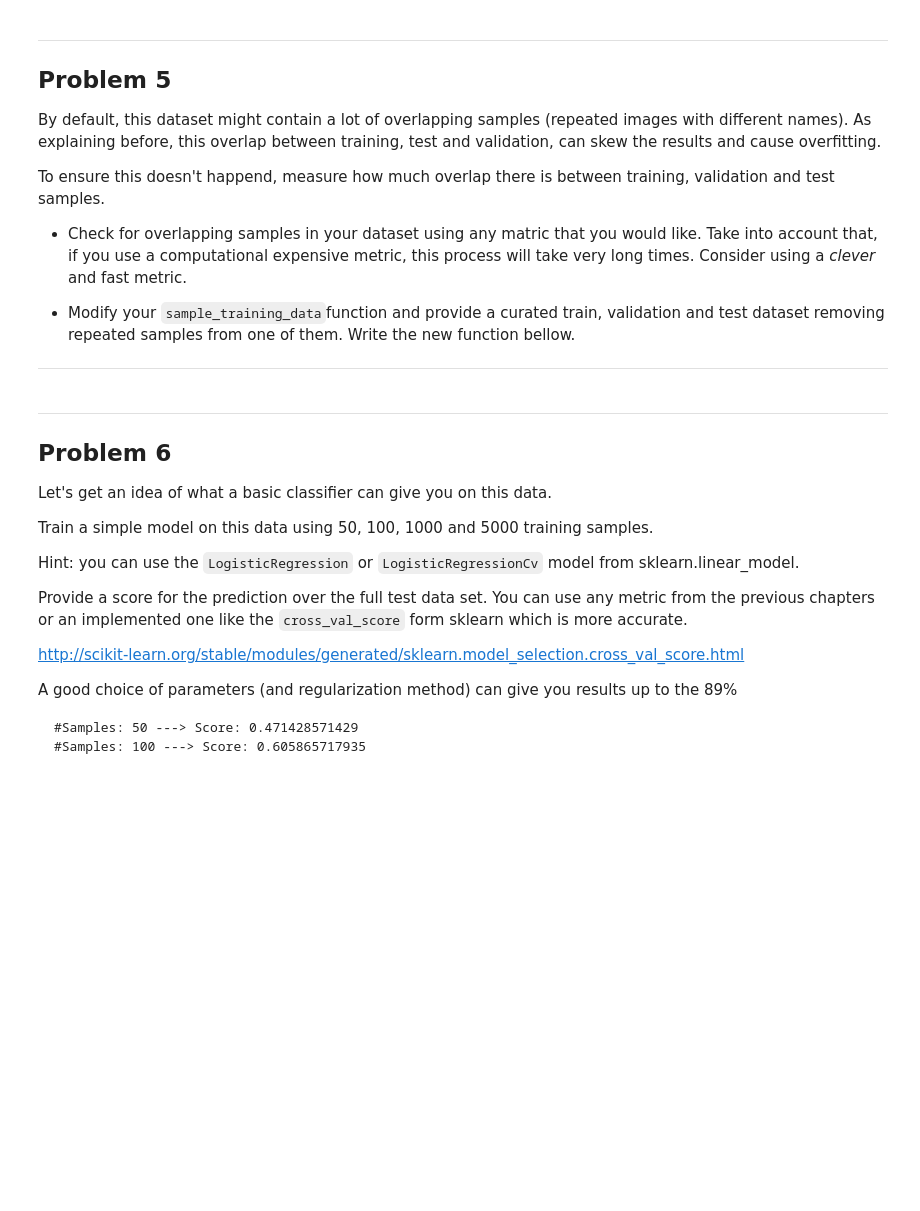
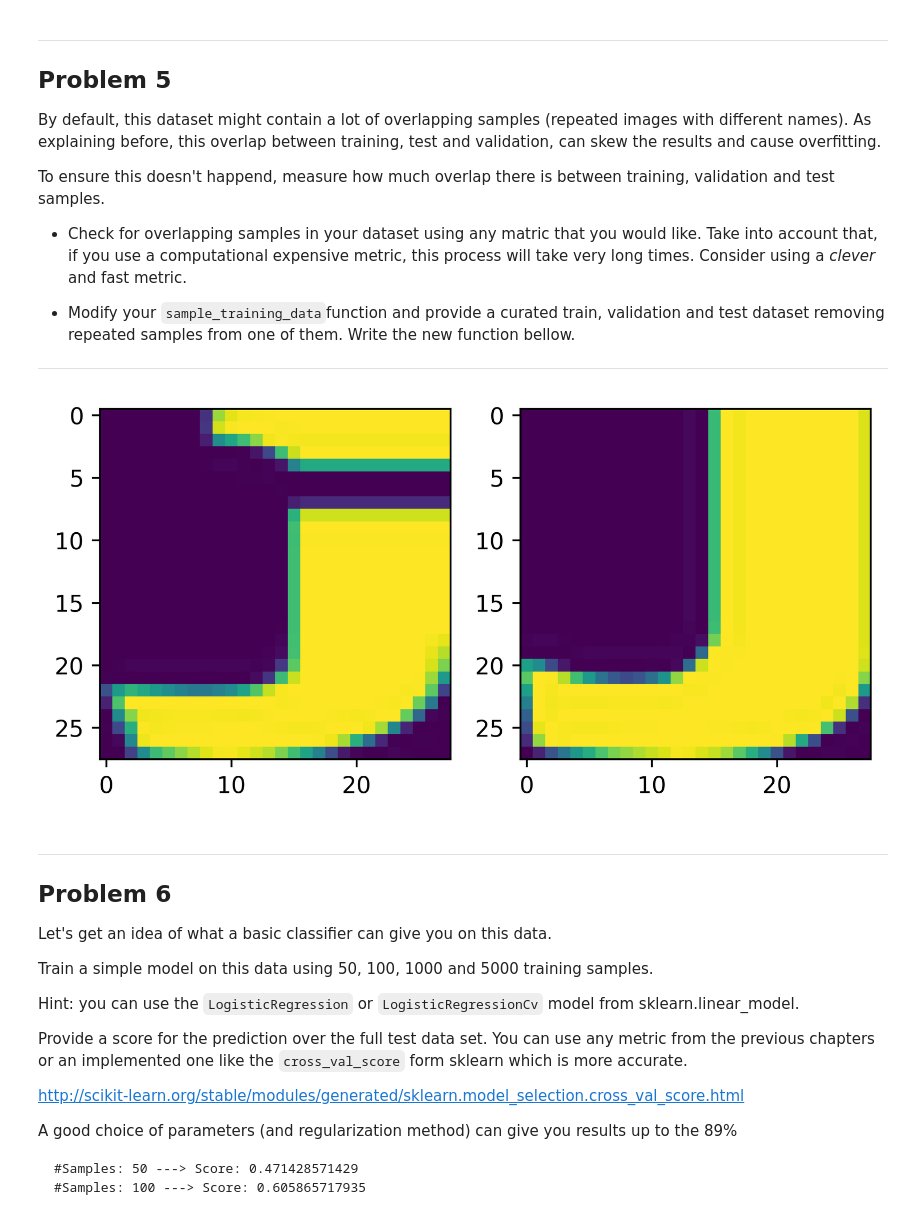
Before and after one commit to TTimTT/IPLab, a Jupyter notebook: assignments/Tim.ipynb, the cells around one changed output. Cells and saved outputs as stored; diff of their text form; code cells hidden in the pictures; blank space fills up the shorter version.

```diff
--- a/assignments/Tim.ipynb
+++ b/assignments/Tim.ipynb
@@ -624,0 +626,14 @@ To ensure this doesn't happend, measure how much overlap there is between traini
+# %%
+import scipy as sp
+def similarity(img1, img2):
+
+    # Compute the similarity between 2 images or block of images using various metric
+
+
+    # TODO
+
+    # Juste a dummy example here
+    distance = np.sum(sp.spatial.distance.cdist(img1, img2, 'euclidean'))
+
+    #
+    return distance
@@ -625,3 +683,18 @@ To ensure this doesn't happend, measure how much overlap there is between traini
+# %%
+# TODO COMMENT
+overlap_list = compute_overlap(train_dataset, validation_dataset, 330, 14, 1)
+
+# Sort by the most overlap thus we can verify
+overlap_list.sort(key=lambda x: x[2])
+# %%
+# Test
+fig, ax = plt.subplots(1,2)
+ax[0].imshow(train_dataset[overlap_list[0][0]])
+ax[1].imshow(validation_dataset[overlap_list[0][1]])
+
+plt.show()
+# %% [output]
+[figure, added]
 # %% [markdown]
 ---
 Problem 6
```
Also changed, not shown: parts of 5 cells of this notebook.
